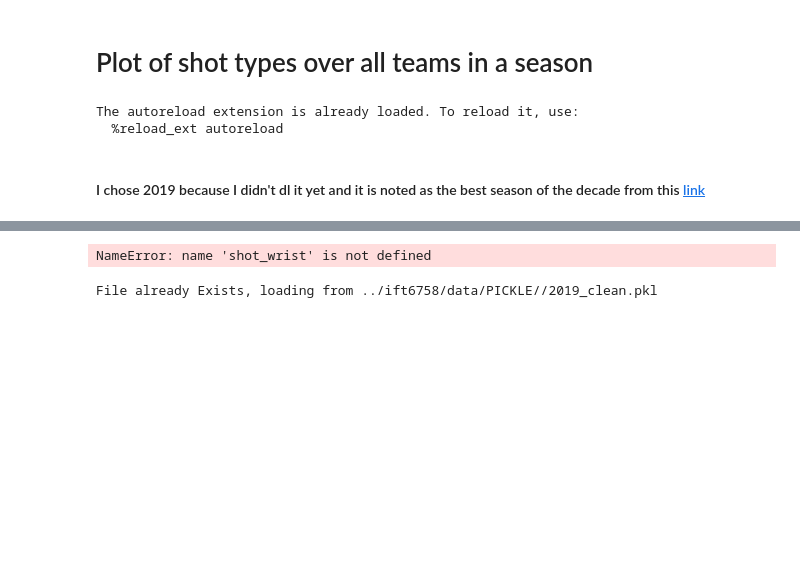
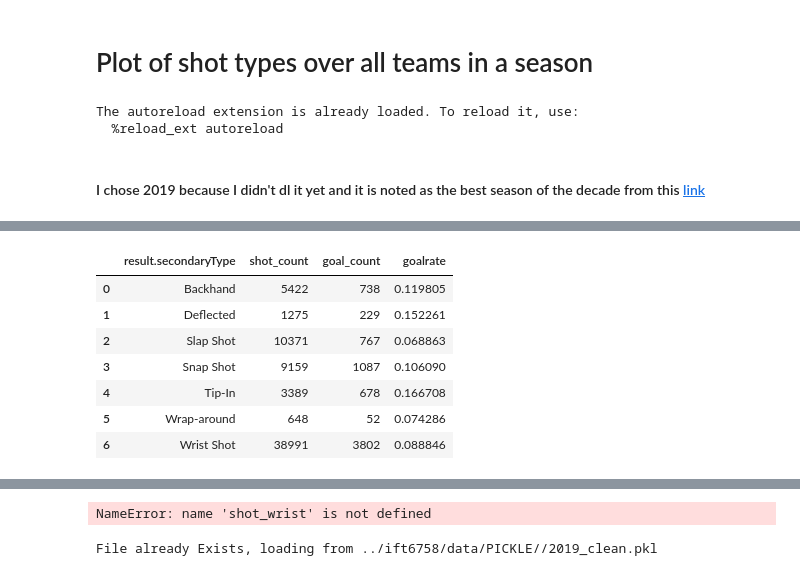
Before and after one commit to M0rph3e/ift6758-project-main, a Jupyter notebook: notebooks/data_visualizations.ipynb, the cells around one changed output, grey strips where cells are left out. Cells and saved outputs as stored; diff of their text form; code cells hidden in the pictures; blank space fills up the shorter version.

```diff
--- a/notebooks/data_visualizations.ipynb
+++ b/notebooks/data_visualizations.ipynb
@@ -91,0 +103,13 @@ plt.legend()
+# %%
+df_grate = df_plot.copy()
+df_grate['goalrate'] = df_grate['goal_count'] /(df_grate['goal_count']  +df_grate['shot_count'])
+df_grate
+# %% [output]
+|  | result.secondaryType | shot_count | goal_count | goalrate |
+| 0 | Backhand | 5422 | 738 | 0.119805 |
+| 1 | Deflected | 1275 | 229 | 0.152261 |
+| 2 | Slap Shot | 10371 | 767 | 0.068863 |
+| 3 | Snap Shot | 9159 | 1087 | 0.106090 |
+| 4 | Tip-In | 3389 | 678 | 0.166708 |
+| 5 | Wrap-around | 648 | 52 | 0.074286 |
+| 6 | Wrist Shot | 38991 | 3802 | 0.088846 |
```
Also changed, not shown: parts of 7 cells of this notebook, 2 other files.
